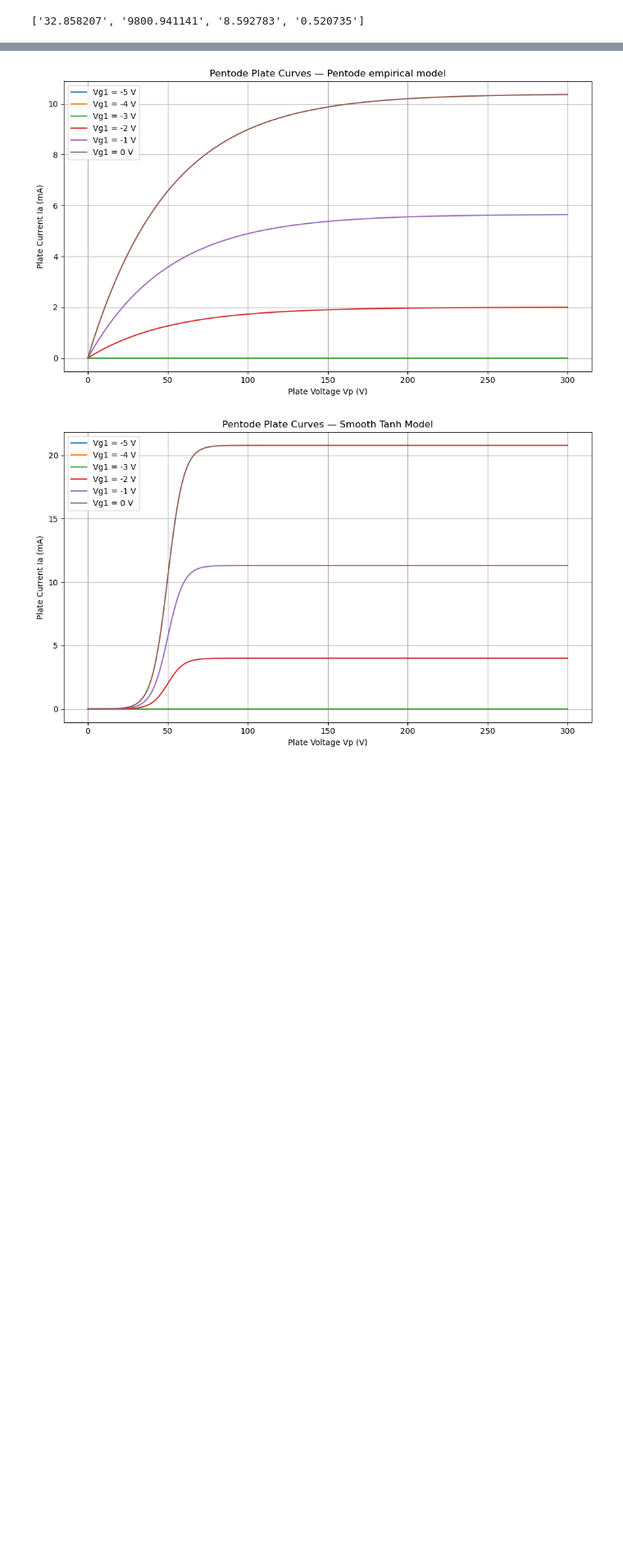
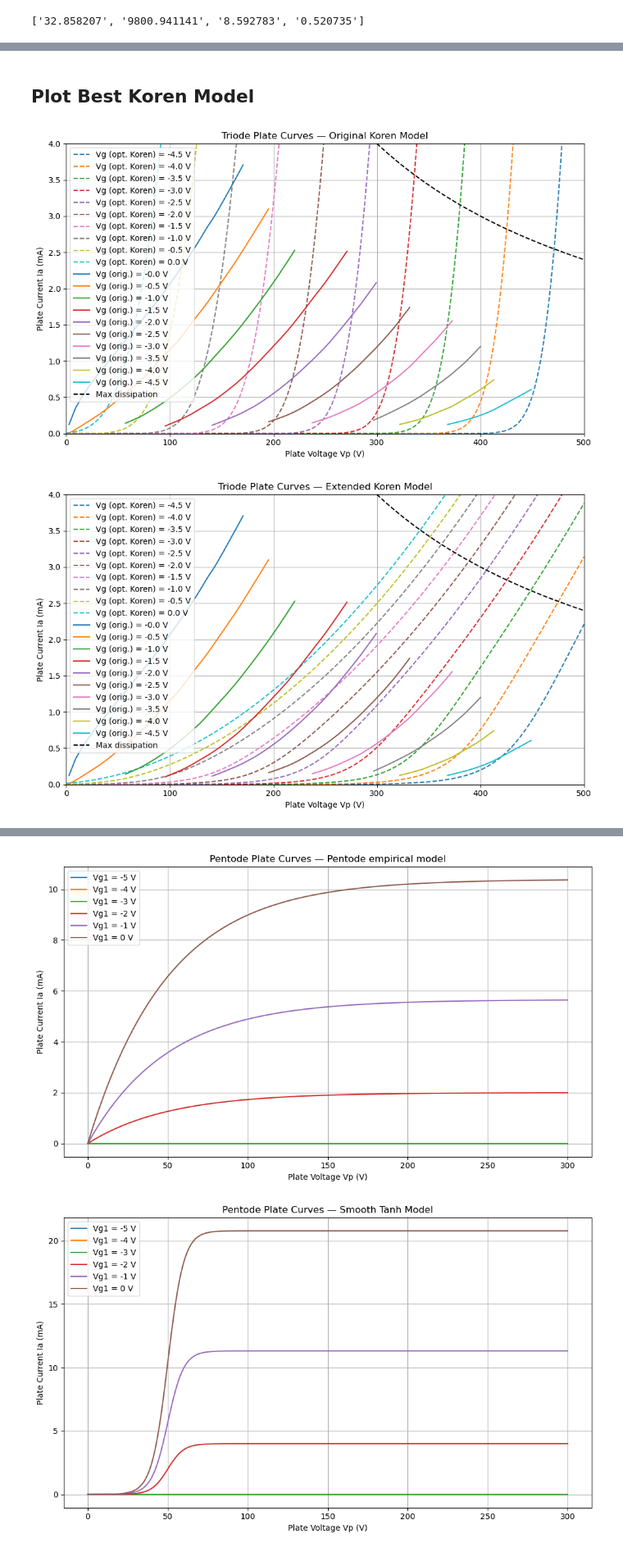
Before and after one commit to tiedyefreak22/Dual-Mono-Amp-Design, a Jupyter notebook: Triode_Pentode_Plate_Curves.ipynb, the cells around one changed output, grey strips where cells are left out. Shown at 82% size. Drawn from its saved outputs; the diff is of its cells as text; code cells hidden in the pictures; blank space fills up the shorter version.

```diff
--- a/Triode_Pentode_Plate_Curves.ipynb
+++ b/Triode_Pentode_Plate_Curves.ipynb
@@ -185,0 +148,71 @@ plt.show()
+# %% [markdown]
+## Plot Best Koren Model
+# %%
+# Tube model parameters from optimization
+mu = 100 # Amplification factor
+kp = popts[0] # Plate voltage shaping constant
+kg = popts[1] # Perveance scaling factor
+kv = popts[2] # Exponential shaping constant
+
+# Voltage sweep
+Vp = np.linspace(0, 500, 501)
+Vg_list = [-4.5, -4, -3.5, -3, -2.5, -2, -1.5, -1, -0.5, 0]
+triode = Triode(Vp, Vg_list, mu, kp, kg, kv)
+
+# Plotting
+plt.figure(figsize=(10, 6))
+# Optimized Regular Koren Model
+for Vg, Ip in zip(Vg_list, triode.Ip):
+    plt.plot(Vp, Ip, label=f'Vg (opt. Koren) = {Vg:.1f} V', linestyle='--')
+
+# Traced from data sheet
+for Vp_datum, Vg_datum, Ia_datum in zip(Vp_data, Vg_data, Ia_data):
+    plt.plot(Vp_datum, Ia_datum, label=f'Vg (orig.) = -{Vg_datum[0]:.1f} V')
+
+# Plot maximum dissipation
+max_diss = 1.2 # Watts
+plt.plot([i for i in Vp if i > 0], [max_diss * 1000 / i for i in Vp if i > 0], label = "Max dissipation", color='black', linestyle='--')
+
+plt.xlabel('Plate Voltage Vp (V)')
+plt.ylabel('Plate Current Ia (mA)')
+plt.xlim([0, 500])
+plt.ylim([0, 4])
+plt.title('Triode Plate Curves — Original Koren Model')
+plt.legend()
+plt.grid(True)
+plt.tight_layout()
+plt.show()
+
+# Tube model parameters from optimization
+mu = 100 # Amplification factor
+kp = popts[0] # Plate voltage shaping constant
+kg = popts[1] # Perveance scaling factor
+kv = popts[2] # Exponential shaping constant
+gamma = popts[3] # Curvature exponent
+triode = Triode(Vp, Vg_list, mu, kp, kg, kv, gamma)
+
+# Plotting
+plt.figure(figsize=(10, 6))
+# Optimized Extended Koren Model
+for Vg, Ip in zip(Vg_list, triode.Ip):
+    plt.plot(Vp, Ip, label=f'Vg (opt. Koren) = {Vg:.1f} V', linestyle='--')
+
+# Traced from data sheet
+for Vp_datum, Vg_datum, Ia_datum in zip(Vp_data, Vg_data, Ia_data):
+    plt.plot(Vp_datum, Ia_datum, label=f'Vg (orig.) = -{Vg_datum[0]:.1f} V')
+
+# Plot maximum dissipation
+plt.plot([i for i in Vp if i > 0], [max_diss * 1000 / i for i in Vp if i > 0], label = "Max dissipation", color='black', linestyle='--')
+
+plt.xlabel('Plate Voltage Vp (V)')
+plt.ylabel('Plate Current Ia (mA)')
+plt.xlim([0, 500])
+plt.ylim([0, 4])
+plt.title('Triode Plate Curves — Extended Koren Model')
+plt.legend()
+plt.grid(True)
+plt.tight_layout()
+plt.show()
+# %% [output]
+[figure, added]
+[figure, added]
```
Also changed, not shown: parts of 6 cells of this notebook.
